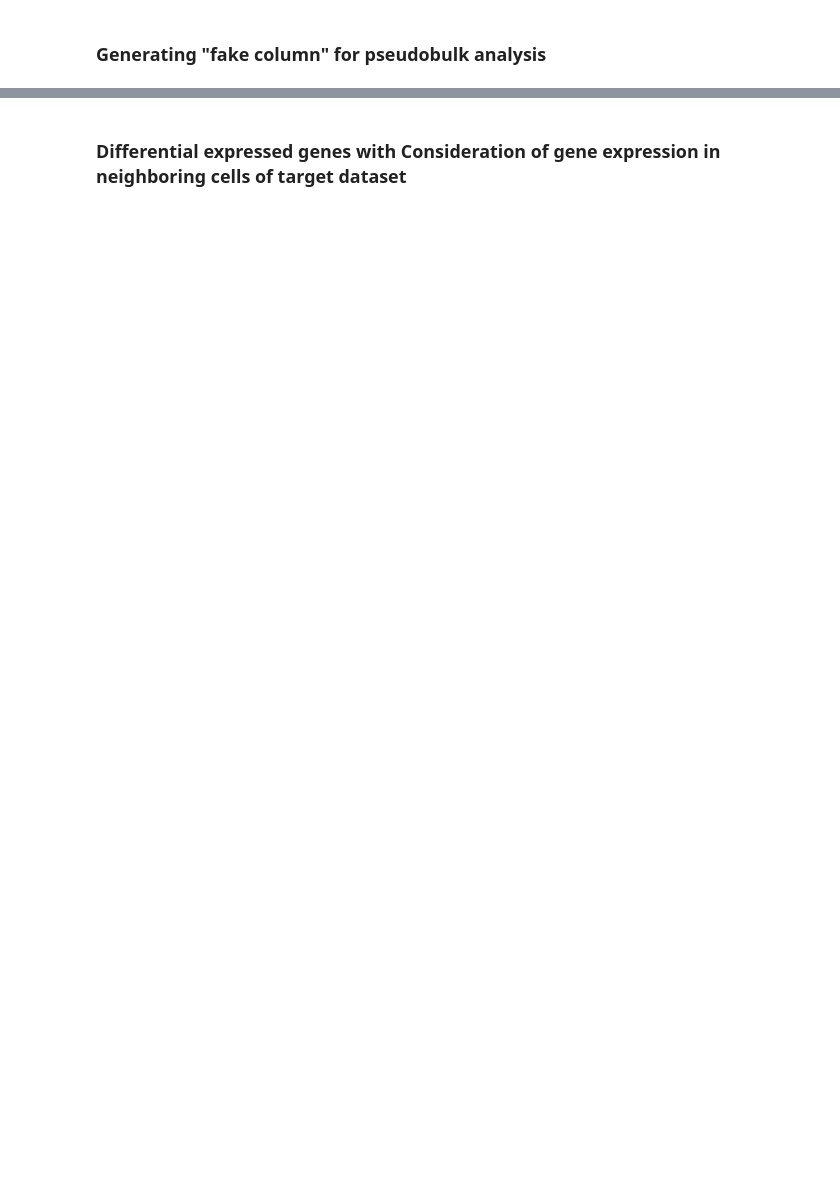
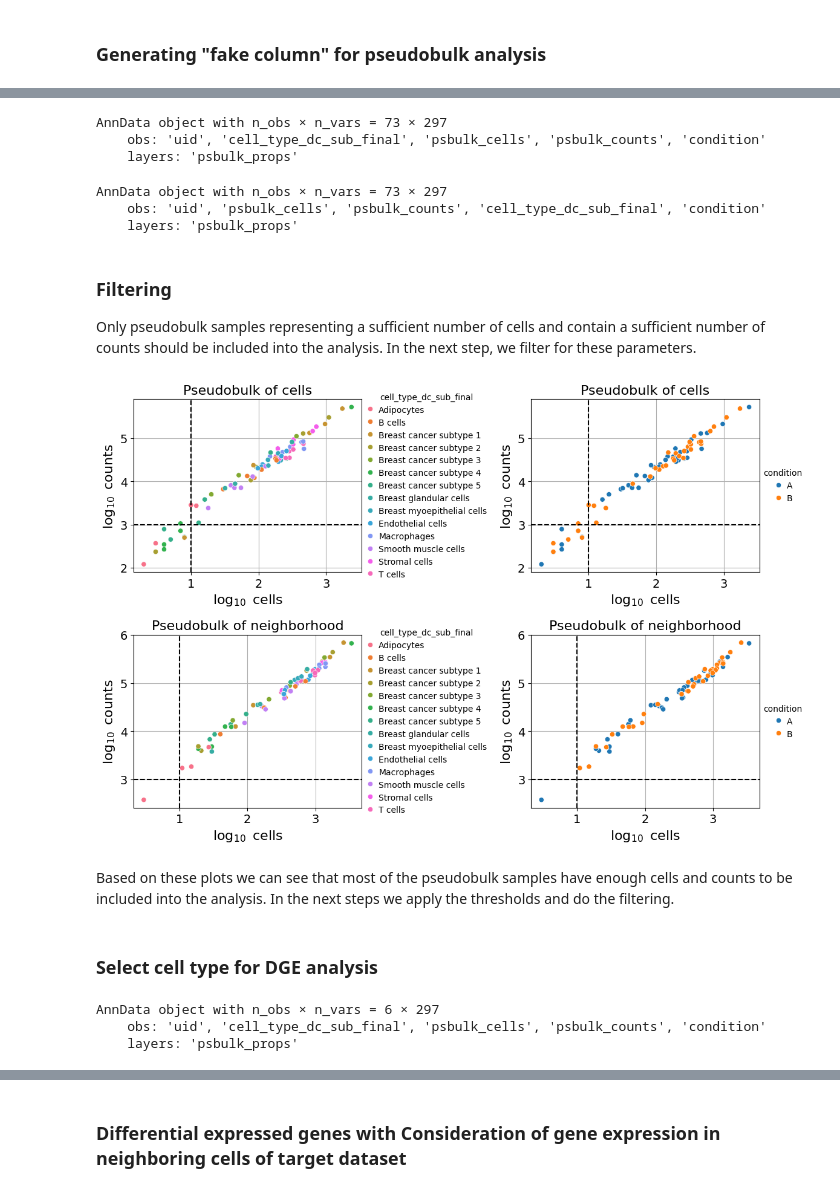
Before and after one commit to SpatialPathology/InSituPy, a Jupyter notebook: docs/source/tutorials/03_multisample_analysis/pseudobulk_tutorial.ipynb, the cells around one changed output, grey strips where cells are left out. Drawn from its saved outputs; the diff is of its cells as text; code cells hidden in the pictures; blank space fills up the shorter version.

```diff
--- a/docs/source/tutorials/03_multisample_analysis/pseudobulk_tutorial.ipynb
+++ b/docs/source/tutorials/03_multisample_analysis/pseudobulk_tutorial.ipynb
@@ -12,7 +13,7 @@ from pathlib import Path
 # %% [markdown]
 ### Load Xenium data into `InSituData` object
 # %%
-insitupy_project_downscaled = Path(CACHE / "out/demo_insitupy_project_downscaled")
+insitupy_project_downscaled = Path(CACHE / "out/demo_insitupy_project")
 xd = InSituData.read(insitupy_project_downscaled)
 xd.load_all(skip="transcripts")
 xd
@@ -823,0 +139,51 @@ dc.pl.volcano(results_df_neighbors, x="log2FoldChange", y="pvalue",figsize=(12,1
+# %%
+pdata, pdata_nb = generate_pseudobulk(
+    exp=exp,
+    celltype_col=celltype_col,
+    cells_layer='main',
+    counts_layer='counts',
+    calculate_neighbors=True,
+    metadata_to_transfer=dge_setup[0]
+    )
+# %%
+pdata
+# %% [output]
+AnnData object with n_obs × n_vars = 73 × 297
+    obs: 'uid', 'cell_type_dc_sub_final', 'psbulk_cells', 'psbulk_counts', 'condition'
+    layers: 'psbulk_props'
+# %%
+pdata_nb
+# %% [output]
+AnnData object with n_obs × n_vars = 73 × 297
+    obs: 'uid', 'psbulk_cells', 'psbulk_counts', 'cell_type_dc_sub_final', 'condition'
+    layers: 'psbulk_props'
+# %% [markdown]
+### Filtering
+
+Only pseudobulk samples representing a sufficient number of cells and contain a sufficient number of counts should be included into the analysis. In the next step, we filter for these parameters.
+# %%
+data_list = [pdata, pdata_nb]
+data_names = ["Pseudobulk of cells", "Pseudobulk of neighborhood"]
+groups = [celltype_col, dge_setup[0]]
+ncols = len(groups)
+nrows = len(data_list)
+fig, axs = plt.subplots(ncols=ncols, nrows=nrows, figsize=(6*ncols, 4*nrows))
+
+for r, d in enumerate(data_list):
+    for c, g in enumerate(groups):
+        dc.pl.filter_samples(
+            adata=d,
+            groupby=g,
+            min_cells=10,
+            min_counts=1000,
+            ax=axs[r,c]
+        )
+
+        axs[r,c].set_title(f"{data_names[r]}")
+
+plt.tight_layout()
+plt.show()
+# %% [output]
+[figure, added]
+# %% [markdown]
+Based on these plots we can see that most of the pseudobulk samples have enough cells and counts to be included into the analysis. In the next steps we apply the thresholds and do the filtering.
@@ -823,0 +193,2 @@ dc.pl.volcano(results_df_neighbors, x="log2FoldChange", y="pvalue",figsize=(12,1
+# %% [markdown]
+### Select cell type for DGE analysis
@@ -823,0 +198,6 @@ dc.pl.volcano(results_df_neighbors, x="log2FoldChange", y="pvalue",figsize=(12,1
+# %%
+pdata_ct
+# %% [output]
+AnnData object with n_obs × n_vars = 6 × 297
+    obs: 'uid', 'cell_type_dc_sub_final', 'psbulk_cells', 'psbulk_counts', 'condition'
+    layers: 'psbulk_props'
```
Also changed, not shown: parts of 99 cells of this notebook, 8 other files.
